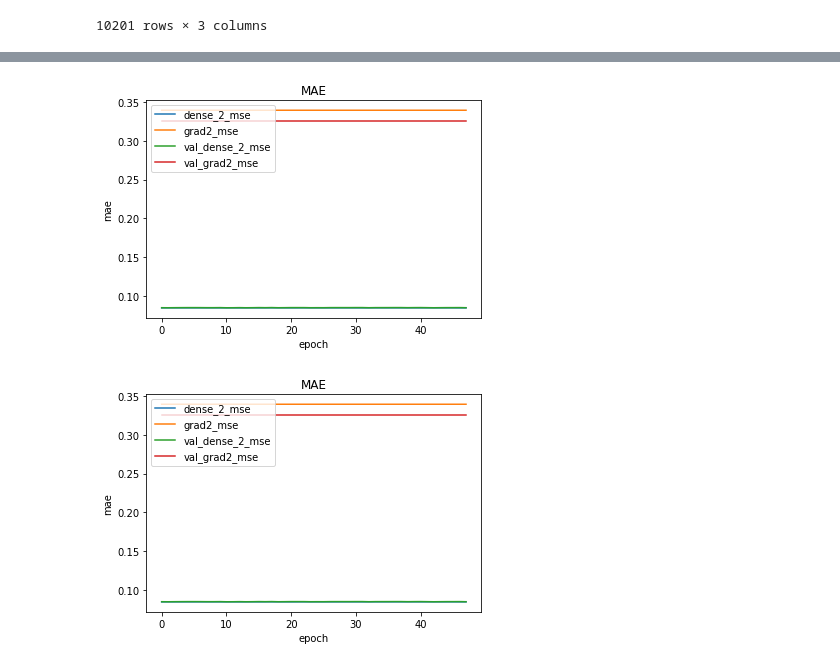
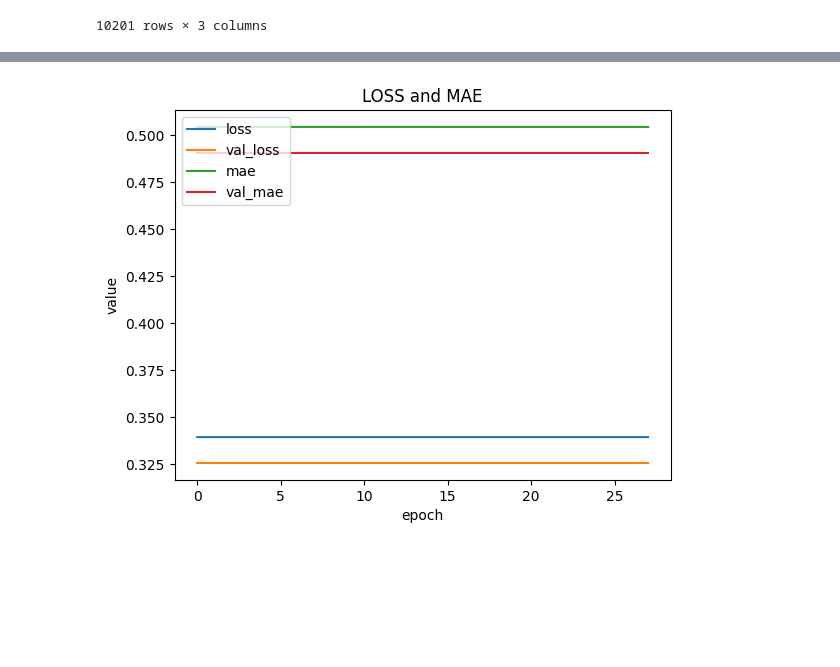
Before and after one commit to sajed-zarrinpour/science, a Jupyter notebook: On enhancing neural-numerical methods/setting2.ipynb, the cells around one changed output, grey strips where cells are left out. Cells and saved outputs as stored; diff of their text form; code cells hidden in the pictures; blank space fills up the shorter version.

```diff
--- a/On enhancing neural-numerical methods/setting2.ipynb
+++ b/On enhancing neural-numerical methods/setting2.ipynb
@@ -401,14 +481,27 @@ plt.savefig('plot1.pdf', bbox_inches='tight')
-# %%
-plt.plot(history2.history['dense_2_mse'])
-plt.plot(history2.history['grad2_mse'])
-plt.plot(history2.history['val_dense_2_mse'])
-plt.plot(history2.history['val_grad2_mse'])
-plt.title('MAE')
-plt.ylabel('mae')
-plt.xlabel('epoch')
-plt.legend(['dense_2_mse', 'grad2_mse', 'val_dense_2_mse', 'val_grad2_mse'], loc='upper left')
-#plt.show()
-plt.savefig('plot2.pdf', bbox_inches='tight')
-# %% [output]
-[figure, removed]
-[figure, removed]
+# %%
+# summarize history for accuracy
+plt.plot(history.history['loss'])
+# Dynamically get the loss and mae keys
+loss_keys = [key for key in history.history.keys() if 'loss' in key]
+mae_keys = [key for key in history.history.keys() if 'mae' in key]
+
+# Plot loss and mae if they exist
+for key in loss_keys:
+    if key != 'loss': # Avoid plotting 'loss' twice
+        plt.plot(history.history[key])
+for key in mae_keys:
+    plt.plot(history.history[key])
+
+
+plt.title('LOSS and MAE')
+plt.ylabel('value')
+plt.xlabel('epoch')
+
+# Create legend based on existing keys
+legend_labels = ['loss'] + [key for key in loss_keys if key != 'loss'] + mae_keys
+plt.legend(legend_labels, loc='upper left')
+
+#plt.show()
+plt.savefig('plot1.pdf', bbox_inches='tight')
+# %% [output]
+[figure, added]
```
Also changed, not shown: parts of 20 cells of this notebook.
